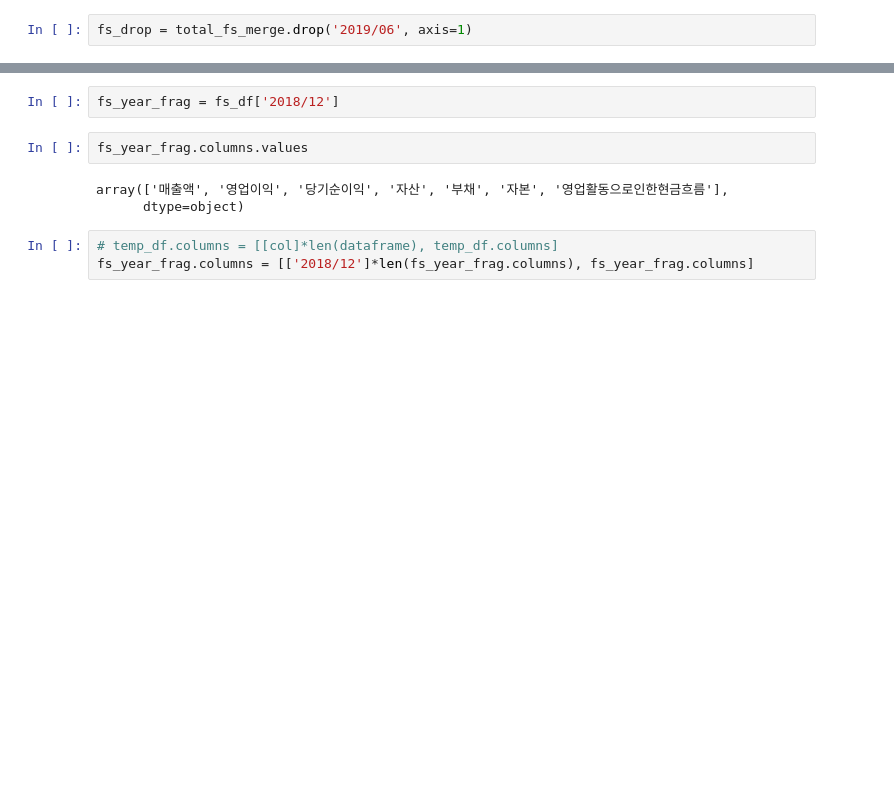
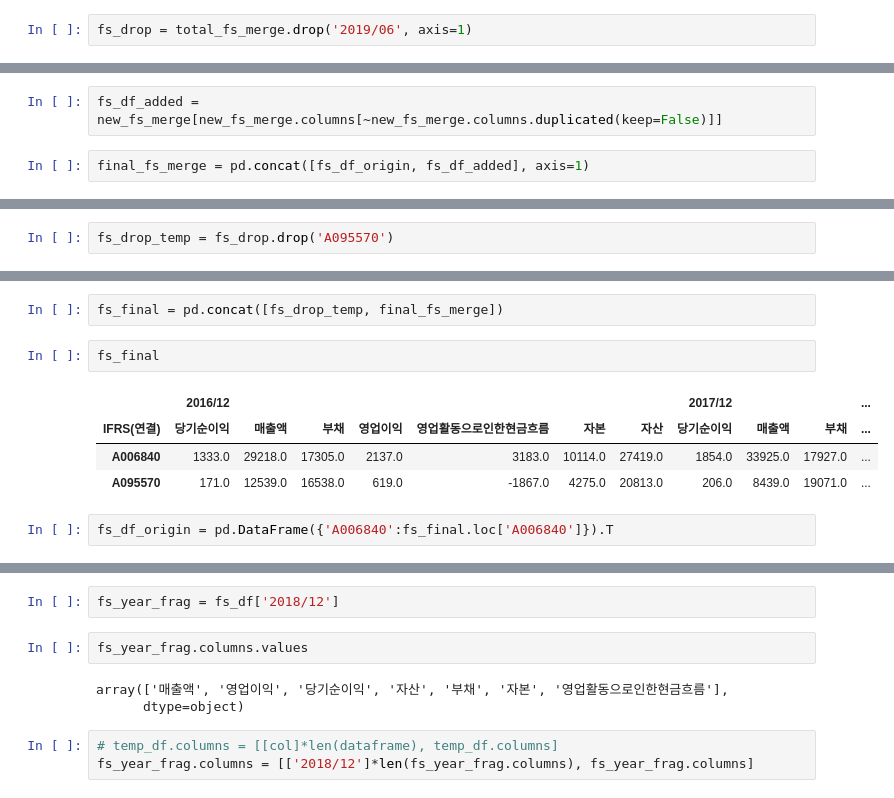
Before and after one commit to neosuperprogrammer/Quant, a Jupyter notebook: neo_quant_test4.ipynb, the cells around one changed output, grey strips where cells are left out. Cells and saved outputs as stored; diff of their text form; blank space fills up the shorter version.

```diff
--- a/neo_quant_test4.ipynb
+++ b/neo_quant_test4.ipynb
@@ -824,0 +847,4 @@ fs_drop
+# %%
+fs_df_added = new_fs_merge[new_fs_merge.columns[~new_fs_merge.columns.duplicated(keep=False)]]
+# %%
+final_fs_merge = pd.concat([fs_df_origin, fs_df_added], axis=1)
@@ -824,0 +864,2 @@ fs_drop
+# %%
+fs_drop_temp = fs_drop.drop('A095570')
@@ -824,0 +872,11 @@ fs_drop
+# %%
+fs_final = pd.concat([fs_drop_temp, final_fs_merge])
+# %%
+fs_final
+# %% [output]
+|  | 2016/12 |  |  |  |  |  |  | 2017/12 |  |  | ... |
+| IFRS(연결) | 당기순이익 | 매출액 | 부채 | 영업이익 | 영업활동으로인한현금흐름 | 자본 | 자산 | 당기순이익 | 매출액 | 부채 | ... |
+| A006840 | 1333.0 | 29218.0 | 17305.0 | 2137.0 | 3183.0 | 10114.0 | 27419.0 | 1854.0 | 33925.0 | 17927.0 | ... |
+| A095570 | 171.0 | 12539.0 | 16538.0 | 619.0 | -1867.0 | 4275.0 | 20813.0 | 206.0 | 8439.0 | 19071.0 | ... |
+# %%
+fs_df_origin = pd.DataFrame({'A006840':fs_final.loc['A006840']}).T
```
Also changed, not shown: parts of 26 cells of this notebook, 1 other file.
